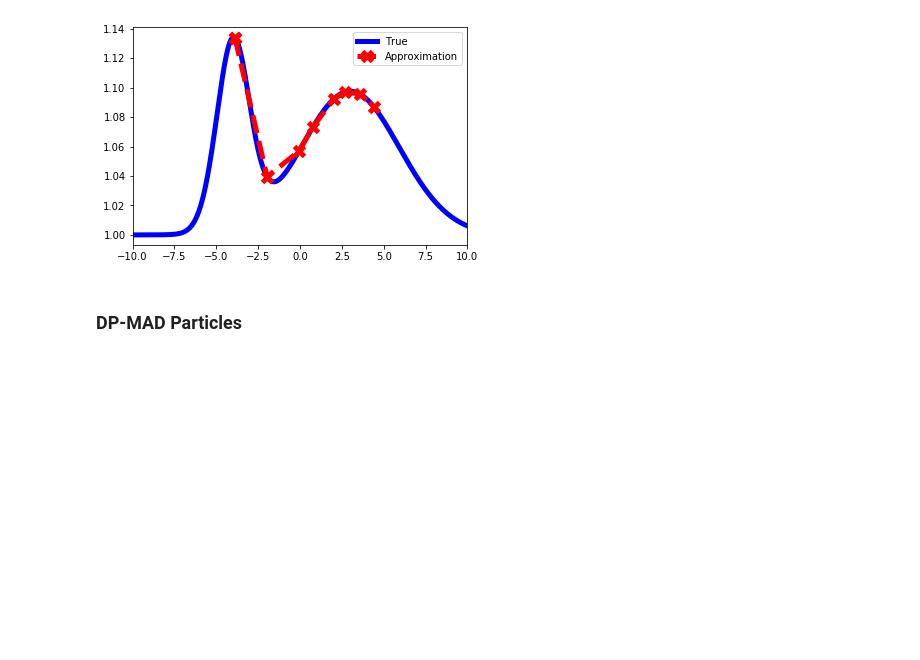
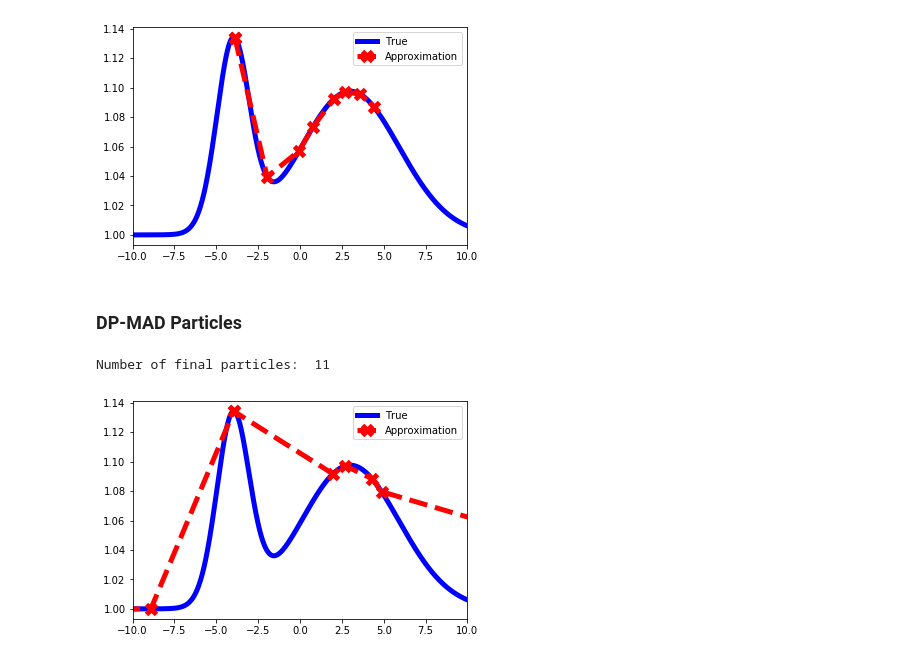
Before and after one commit to enalisnick/blog_sandbox, a Jupyter notebook: svgd/mad-particles.ipynb, the cells around one changed output. Saved outputs shown, nothing was run; the diff lists cells and outputs as text; code cells hidden in the pictures; blank space fills up the shorter version.

```diff
--- a/svgd/mad-particles.ipynb
+++ b/svgd/mad-particles.ipynb
@@ -96,0 +172,12 @@ plt.show()
+# %%
+print("Number of final particles: ", n-1)
+
+plt.plot(x_true, probs_true, 'b-', linewidth=5, label="True")
+plt.plot(x, probs, 'rx--', markersize=10, mew=5, linewidth=5, label="Approximation")
+
+plt.xlim([-10,10])
+plt.legend()
+plt.show()
+# %% [output]
+Number of final particles:  11
+[figure, added]
```
Also changed, not shown: parts of 1 cell of this notebook.
